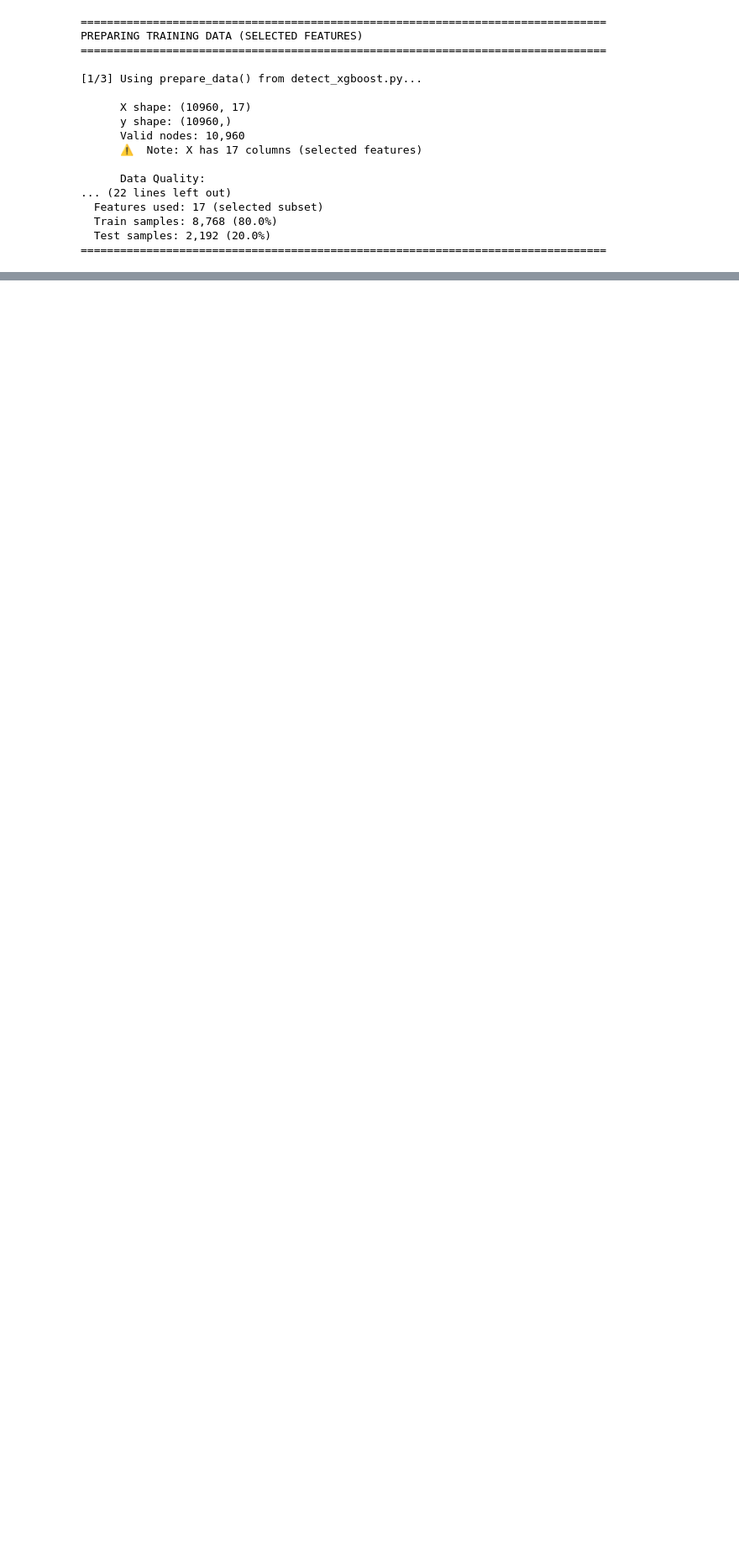
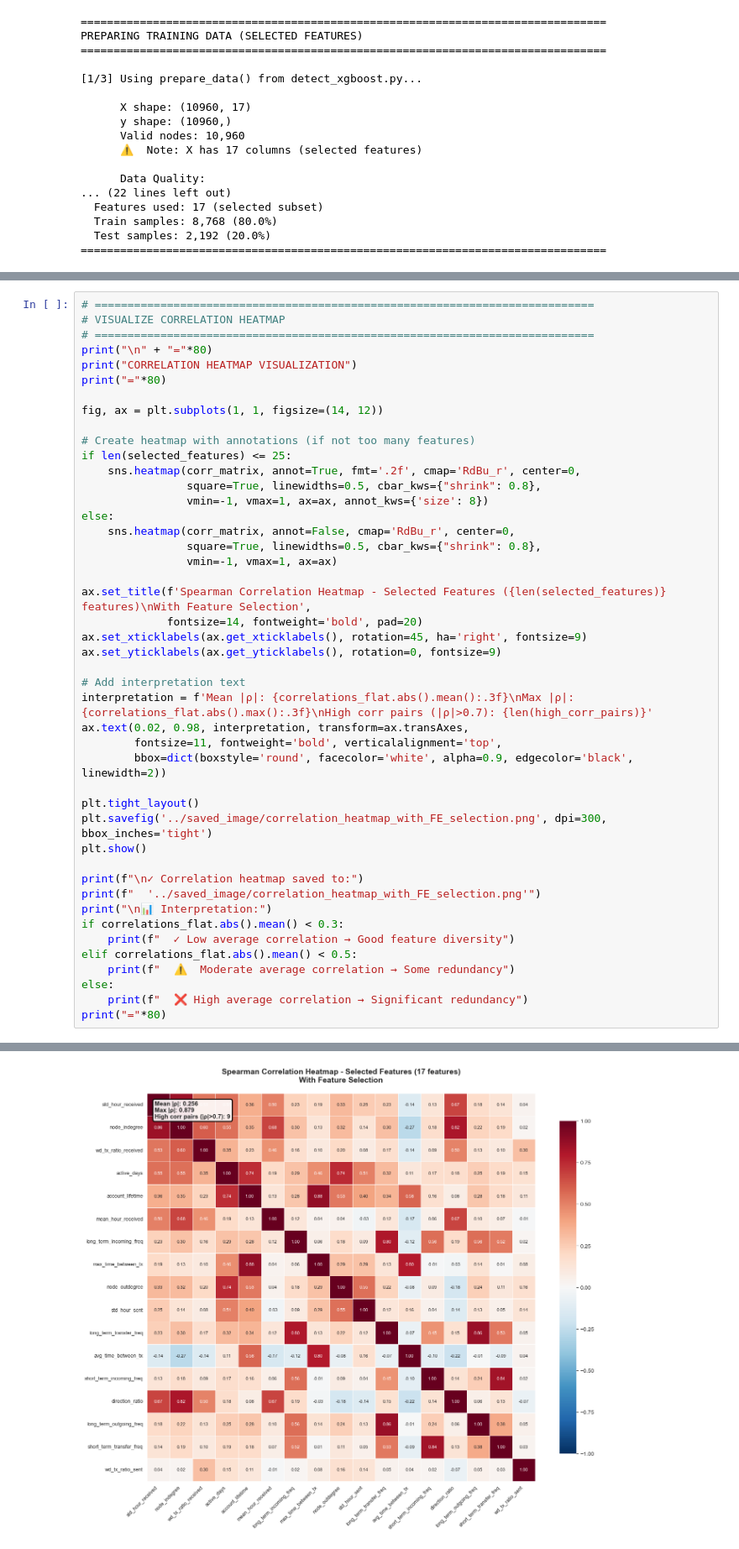
Before and after one commit to HelcurtLordno1/Blockchain-Fraud-Detection-The-Power-of-Data-Preparation, a Jupyter notebook: notebook_process_data/03_b_models_training_with_FE_selection.ipynb, the cells around one changed output, grey strips where cells are left out. Shown at 84% size. Drawn from its saved outputs; the diff is of its cells as text; blank space fills up the shorter version.

```diff
--- a/notebook_process_data/03_b_models_training_with_FE_selection.ipynb
+++ b/notebook_process_data/03_b_models_training_with_FE_selection.ipynb
@@ -731,0 +825,46 @@ PREPARING TRAINING DATA (SELECTED FEATURES)
+# %%
+# ============================================================================
+# VISUALIZE CORRELATION HEATMAP
+# ============================================================================
+print("\n" + "="*80)
+print("CORRELATION HEATMAP VISUALIZATION")
+print("="*80)
+
+fig, ax = plt.subplots(1, 1, figsize=(14, 12))
+
+# Create heatmap with annotations (if not too many features)
+if len(selected_features) <= 25:
+    sns.heatmap(corr_matrix, annot=True, fmt='.2f', cmap='RdBu_r', center=0,
+                square=True, linewidths=0.5, cbar_kws={"shrink": 0.8},
+                vmin=-1, vmax=1, ax=ax, annot_kws={'size': 8})
+else:
+    sns.heatmap(corr_matrix, annot=False, cmap='RdBu_r', center=0,
+                square=True, linewidths=0.5, cbar_kws={"shrink": 0.8},
+                vmin=-1, vmax=1, ax=ax)
+
+ax.set_title(f'Spearman Correlation Heatmap - Selected Features ({len(selected_features)} features)\nWith Feature Selection',
+             fontsize=14, fontweight='bold', pad=20)
+ax.set_xticklabels(ax.get_xticklabels(), rotation=45, ha='right', fontsize=9)
+ax.set_yticklabels(ax.get_yticklabels(), rotation=0, fontsize=9)
+
+# Add interpretation text
+interpretation = f'Mean |ρ|: {correlations_flat.abs().mean():.3f}\nMax |ρ|: {correlations_flat.abs().max():.3f}\nHigh corr pairs (|ρ|>0.7): {len(high_corr_pairs)}'
+ax.text(0.02, 0.98, interpretation, transform=ax.transAxes,
+        fontsize=11, fontweight='bold', verticalalignment='top',
+        bbox=dict(boxstyle='round', facecolor='white', alpha=0.9, edgecolor='black', linewidth=2))
+
+plt.tight_layout()
+plt.savefig('../saved_image/correlation_heatmap_with_FE_selection.png', dpi=300, bbox_inches='tight')
+plt.show()
+
+print(f"\n✓ Correlation heatmap saved to:")
+print(f"  '../saved_image/correlation_heatmap_with_FE_selection.png'")
+print("\n📊 Interpretation:")
+if correlations_flat.abs().mean() < 0.3:
+    print(f"  ✓ Low average correlation → Good feature diversity")
+elif correlations_flat.abs().mean() < 0.5:
+    print(f"  ⚠️  Moderate average correlation → Some redundancy")
+else:
+    print(f"  ❌ High average correlation → Significant redundancy")
+print("="*80)
+# %% [output]
@@ -731,0 +874 @@ PREPARING TRAINING DATA (SELECTED FEATURES)
+[figure, added]
```
Also changed, not shown: parts of 21 cells of this notebook, 43 other files.
